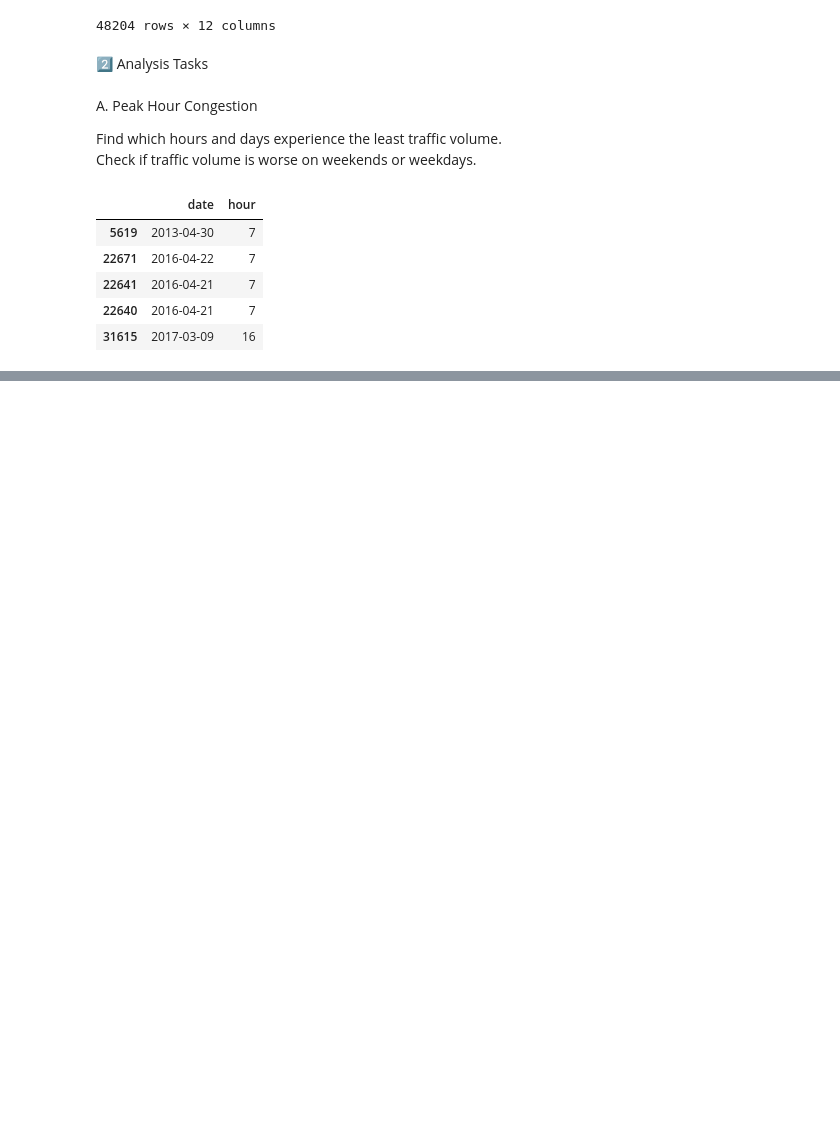
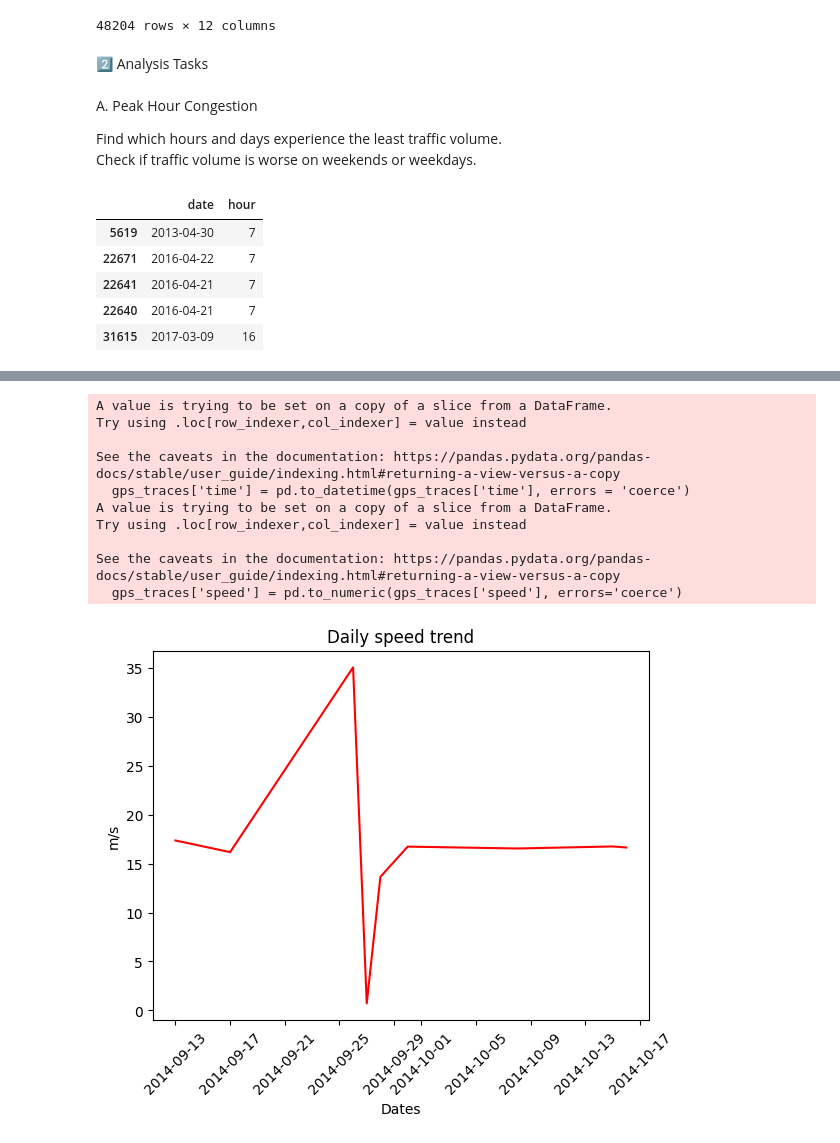
Before and after one commit to tahaftm/Data-Analysis-Projects, a Jupyter notebook: Transportation Analysis.ipynb, the cells around one changed output, grey strips where cells are left out. Cells and saved outputs as stored; diff of their text form; code cells hidden in the pictures; blank space fills up the shorter version.

```diff
--- a/Transportation Analysis.ipynb
+++ b/Transportation Analysis.ipynb
@@ -205,0 +220,3 @@ Congested road clusters
+# %%
+gps_traces = gps_traces.dropna()
+gps_traces
@@ -205,0 +237,26 @@ Congested road clusters
+# %%
+gps_traces['time'] = pd.to_datetime(gps_traces['time'], errors = 'coerce')
+gps_traces['speed'] = pd.to_numeric(gps_traces['speed'], errors='coerce')
+idx_date = gps_traces.set_index("time")
+avg_speed_nan = idx_date['speed'].resample("D").mean()
+avg_speed = avg_speed_nan.dropna()
+fig,ax = plt.subplots()
+ax.plot(avg_speed, color = 'red')
+plt.title("Daily speed trend")
+plt.xticks(rotation = 45)
+plt.xlabel("Dates")
+plt.ylabel("m/s")
+# plt.savefig(r"plot/City Transportaion/Daily speed trend.png", dpi  = 100)
+plt.show()
+# %% [output]
+A value is trying to be set on a copy of a slice from a DataFrame.
+Try using .loc[row_indexer,col_indexer] = value instead
+
+See the caveats in the documentation: https://pandas.pydata.org/pandas-docs/stable/user_guide/indexing.html#returning-a-view-versus-a-copy
+  gps_traces['time'] = pd.to_datetime(gps_traces['time'], errors = 'coerce')
+A value is trying to be set on a copy of a slice from a DataFrame.
+Try using .loc[row_indexer,col_indexer] = value instead
+
+See the caveats in the documentation: https://pandas.pydata.org/pandas-docs/stable/user_guide/indexing.html#returning-a-view-versus-a-copy
+  gps_traces['speed'] = pd.to_numeric(gps_traces['speed'], errors='coerce')
+[figure, added]
```
Also changed, not shown: parts of 19 cells of this notebook, 6 other files.
